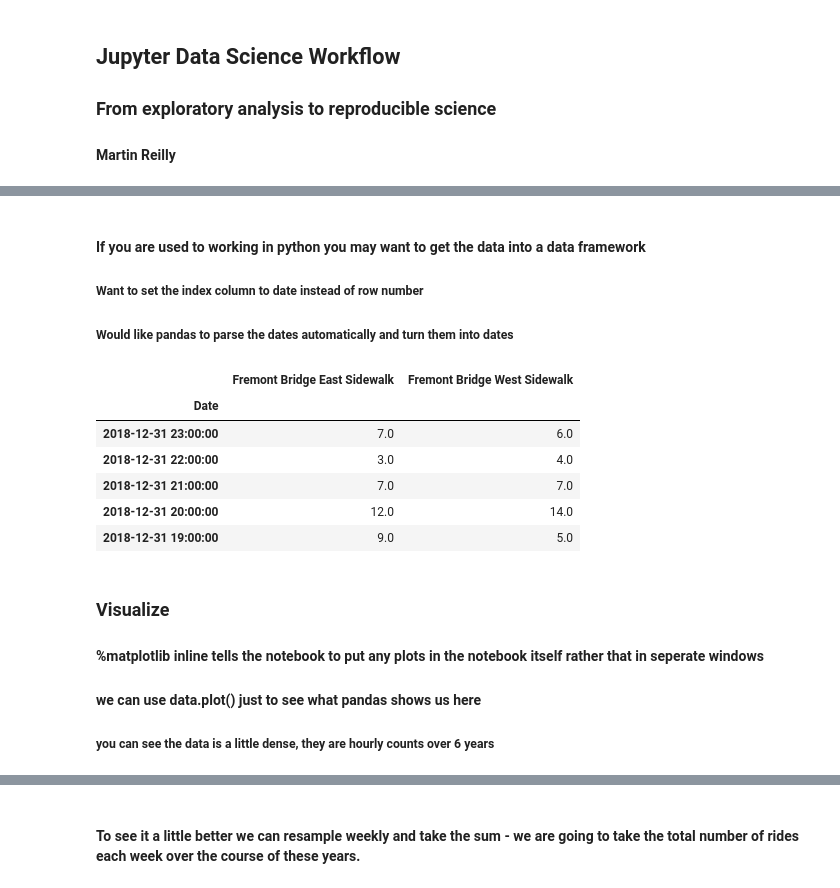
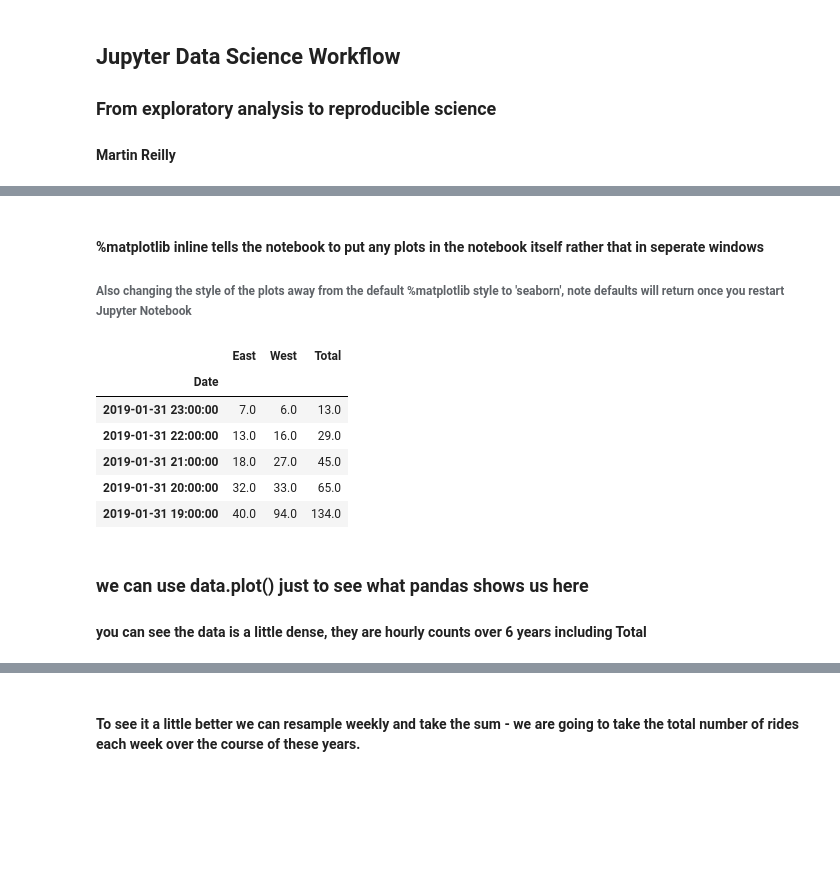
Before and after one commit to data-architect/reproducible-analysis, a Jupyter notebook: reproducible-analysis.ipynb, the cells around one changed output, grey strips where cells are left out. Cells and saved outputs as stored; diff of their text form; code cells hidden in the pictures; blank space fills up the shorter version.

```diff
--- a/reproducible-analysis.ipynb
+++ b/reproducible-analysis.ipynb
@@ -40,16 +7,3 @@ Date,Fremont Bridge East Sidewalk,Fremont Bridge West Sidewalk
-# %% [markdown]
-#### If you are used to working in python you may want to get the data into a data framework
-##### Want to set the index column to date instead of row number
-##### Would like pandas to parse the dates automatically and turn them into dates
-# %%
-import pandas as pd
-data = pd.read_csv('Fremont.csv', index_col='Date', parse_dates=True)
-data.head()
-# %% [output]
-|  | Fremont Bridge East Sidewalk | Fremont Bridge West Sidewalk |
-| Date |  |  |
-| 2018-12-31 23:00:00 | 7.0 | 6.0 |
-| 2018-12-31 22:00:00 | 3.0 | 4.0 |
-| 2018-12-31 21:00:00 | 7.0 | 7.0 |
-| 2018-12-31 20:00:00 | 12.0 | 14.0 |
-| 2018-12-31 19:00:00 | 9.0 | 5.0 |
+# %% [markdown]
+#### %matplotlib inline tells the notebook to put any plots in the notebook itself rather that in seperate windows
+###### Also changing the style of the plots away from the default %matplotlib style to 'seaborn', note defaults will return once you restart Jupyter Notebook
@@ -56,6 +29,15 @@ data.head()
+# %%
+data = get_fremont_data()
+
+data.head()
+# %% [output]
+|  | East | West | Total |
+| Date |  |  |  |
+| 2019-01-31 23:00:00 | 7.0 | 6.0 | 13.0 |
+| 2019-01-31 22:00:00 | 13.0 | 16.0 | 29.0 |
+| 2019-01-31 21:00:00 | 18.0 | 27.0 | 45.0 |
+| 2019-01-31 20:00:00 | 32.0 | 33.0 | 65.0 |
+| 2019-01-31 19:00:00 | 40.0 | 94.0 | 134.0 |
 # %% [markdown]
-### Visualize
-
-#### %matplotlib inline tells the notebook to put any plots in the notebook itself rather that in seperate windows
-#### we can use data.plot() just to see what pandas shows us here
-##### you can see the data is a little dense, they are hourly counts over 6 years
+### we can use data.plot() just to see what pandas shows us here
+#### you can see the data is a little dense, they are hourly counts over 6 years including Total
```
Also changed, not shown: parts of 21 cells of this notebook.
